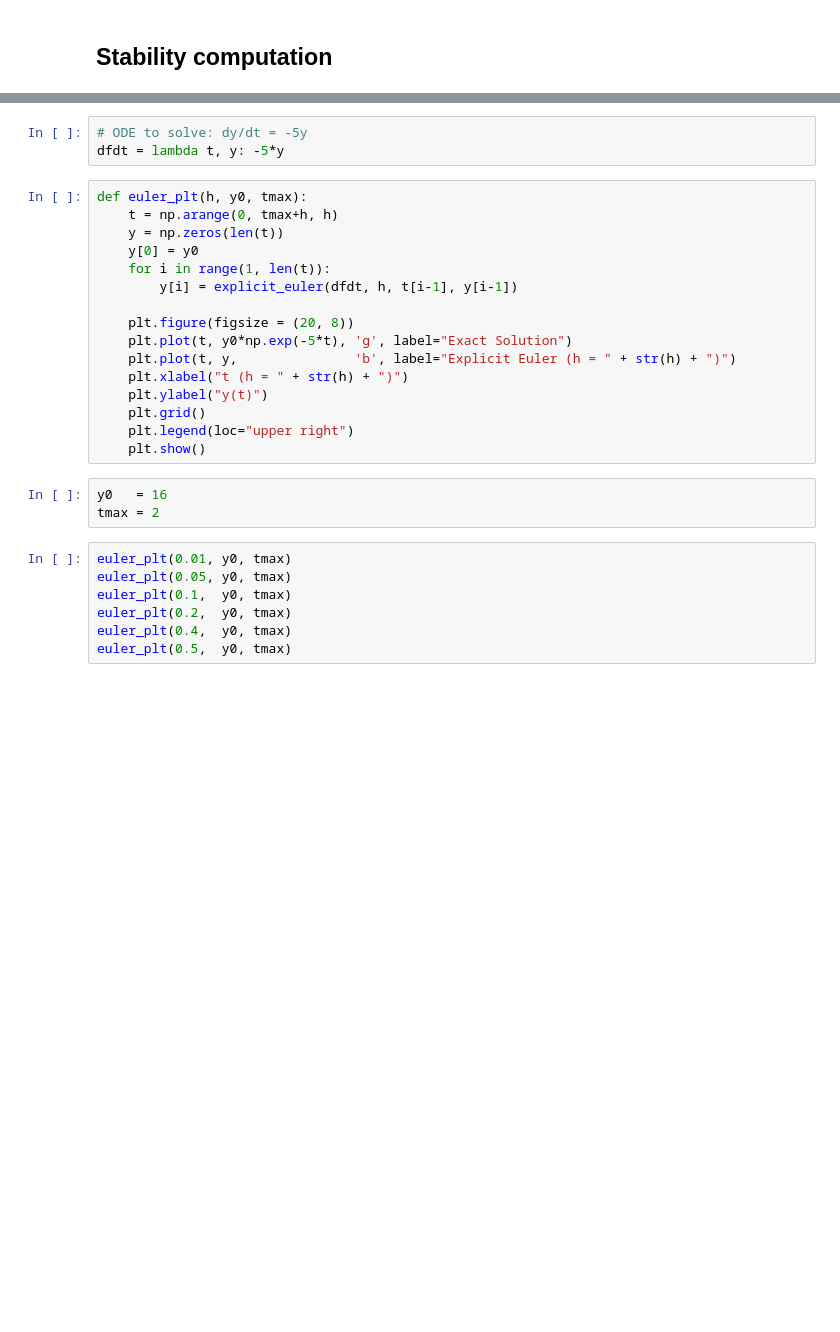
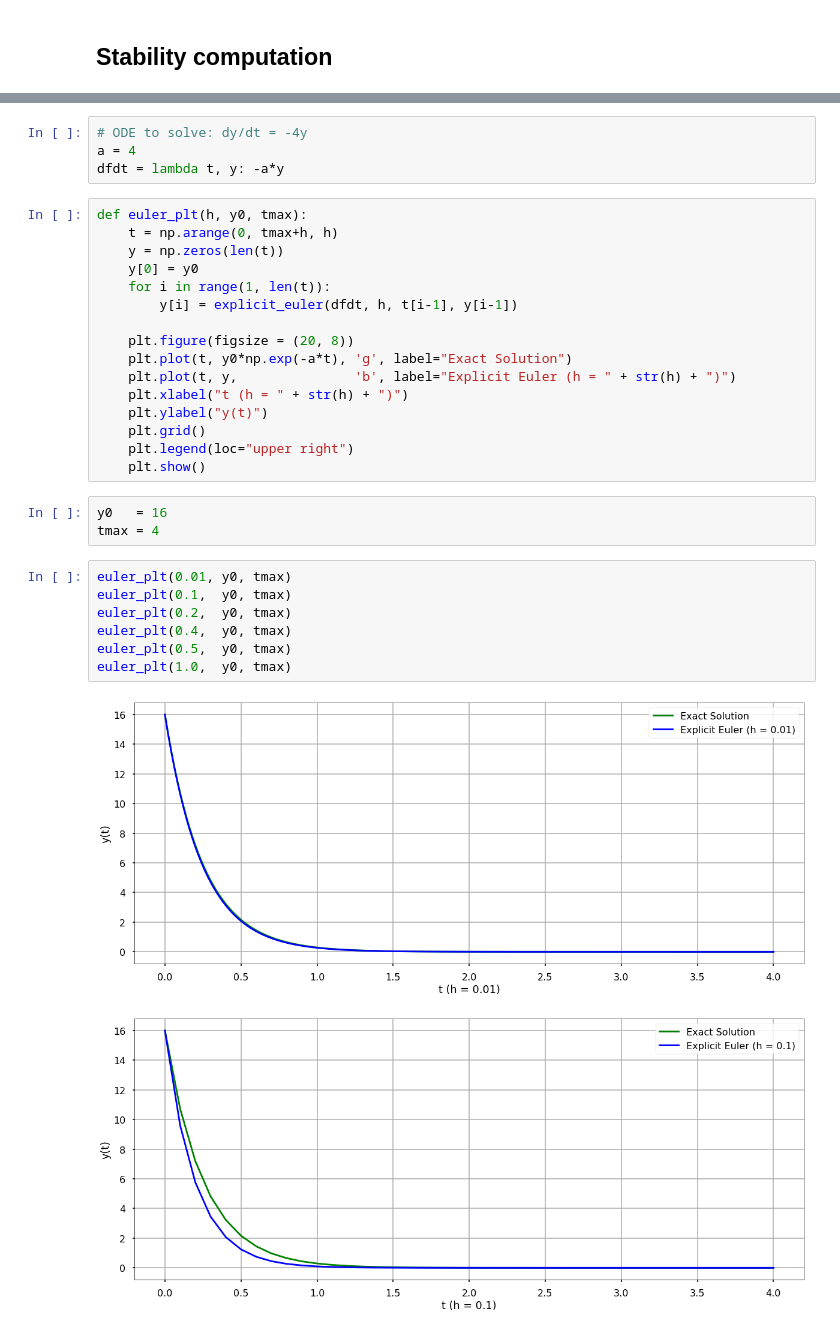
Before and after one commit to bleaktwig/dc-optimization-utils, a Jupyter notebook: stability_analysis/stability_analysis.ipynb, the cells around one changed output, grey strips where cells are left out. Drawn from its saved outputs; the diff is of its cells as text; blank space fills up the shorter version.

```diff
--- a/stability_analysis/stability_analysis.ipynb
+++ b/stability_analysis/stability_analysis.ipynb
@@ -46,6 +85,7 @@ expr
 # %%
-# ODE to solve: dy/dt = -5y
-dfdt = lambda t, y: -5*y
+# ODE to solve: dy/dt = -4y
+a = 4
+dfdt = lambda t, y: -a*y
 # %%
 def euler_plt(h, y0, tmax):
     t = np.arange(0, tmax+h, h)
@@ -55,7 +95,7 @@ def euler_plt(h, y0, tmax):
         y[i] = explicit_euler(dfdt, h, t[i-1], y[i-1])
 
     plt.figure(figsize = (20, 8))
-    plt.plot(t, y0*np.exp(-5*t), 'g', label="Exact Solution")
+    plt.plot(t, y0*np.exp(-a*t), 'g', label="Exact Solution")
     plt.plot(t, y,               'b', label="Explicit Euler (h = " + str(h) + ")")
     plt.xlabel("t (h = " + str(h) + ")")
     plt.ylabel("y(t)")
@@ -64,11 +104,14 @@ def euler_plt(h, y0, tmax):
     plt.show()
 # %%
 y0   = 16
-tmax = 2
+tmax = 4
 # %%
 euler_plt(0.01, y0, tmax)
-euler_plt(0.05, y0, tmax)
 euler_plt(0.1,  y0, tmax)
 euler_plt(0.2,  y0, tmax)
 euler_plt(0.4,  y0, tmax)
 euler_plt(0.5,  y0, tmax)
+euler_plt(1.0,  y0, tmax)
+# %% [output]
+[figure, added]
+[figure, added]
```
Also changed, not shown: parts of 13 cells of this notebook.
